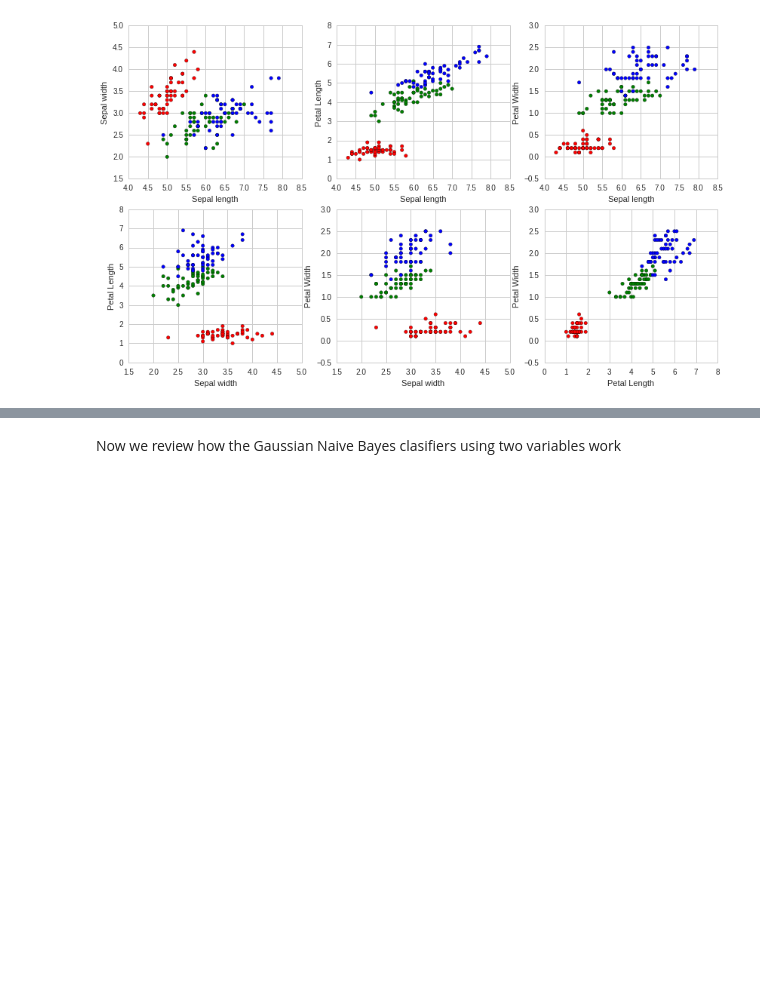
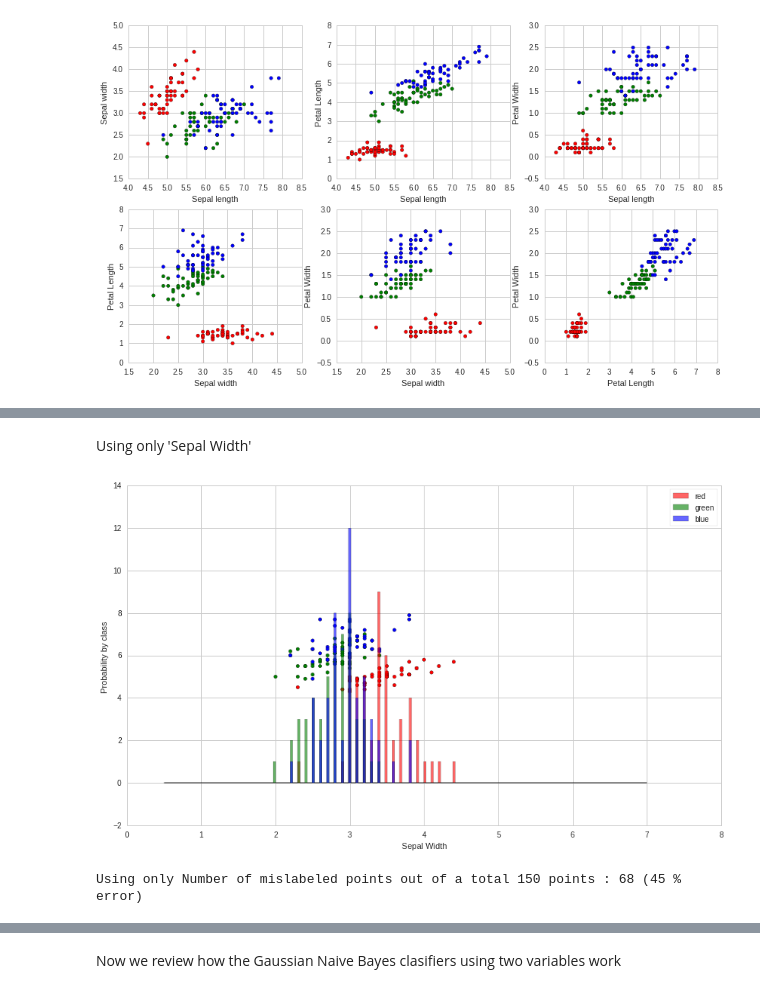
Before and after one commit to BKDF/ML, a Jupyter notebook: Naive+Bayes+Gaussian+Iris+Quantopian.ipynb, the cells around one changed output, grey strips where cells are left out. Cells and saved outputs as stored; diff of their text form; code cells hidden in the pictures; blank space fills up the shorter version.

```diff
--- a/Naive+Bayes+Gaussian+Iris+Quantopian.ipynb
+++ b/Naive+Bayes+Gaussian+Iris+Quantopian.ipynb
@@ -266,0 +277,34 @@ Using only Number of mislabeled points out of a total 150 points : 6 (4 %error)
+# %% [markdown]
+Using only 'Sepal Width'
+# %%
+x = X[:,1]
+
+mask = (y == 0)
+xr = x[mask]
+
+mask = (y == 1)
+xg = x[mask]
+
+mask = (y == 2)
+xb = x[mask]
+
+xlim = (1, 5)
+bins = np.linspace(xlim[0], xlim[1], 200)
+
+plt.scatter(X[:, 1], X[:, 0], c=color, edgecolor='k')
+plt.hist(xr, bins, alpha=0.6,  histtype='stepfilled', label='red',  color='red')
+plt.hist(xg, bins, alpha=0.6,  histtype='stepfilled', label='green', color='green' )
+plt.hist(xb, bins, alpha=0.6,  histtype='stepfilled', label='blue', color='blue')
+plt.legend(loc='upper right')
+plt.xlabel('Sepal Width')
+plt.ylabel('Probability by class ')
+plt.show()
+
+x = np.array([[v,v] for v in  X[:,1]])
+y_pred = gnb.fit(x, y).predict(x)
+correct = (y != y_pred).sum()
+percent =  float(correct) / len(x) * 100.0
+print "Using only Number of mislabeled points out of a total %d points : %d (%d %% error)"  % (len(x),correct,percent)
+# %% [output]
+[figure, added]
+Using only Number of mislabeled points out of a total 150 points : 68 (45 % error)
```
Also changed, not shown: parts of 12 cells of this notebook.
